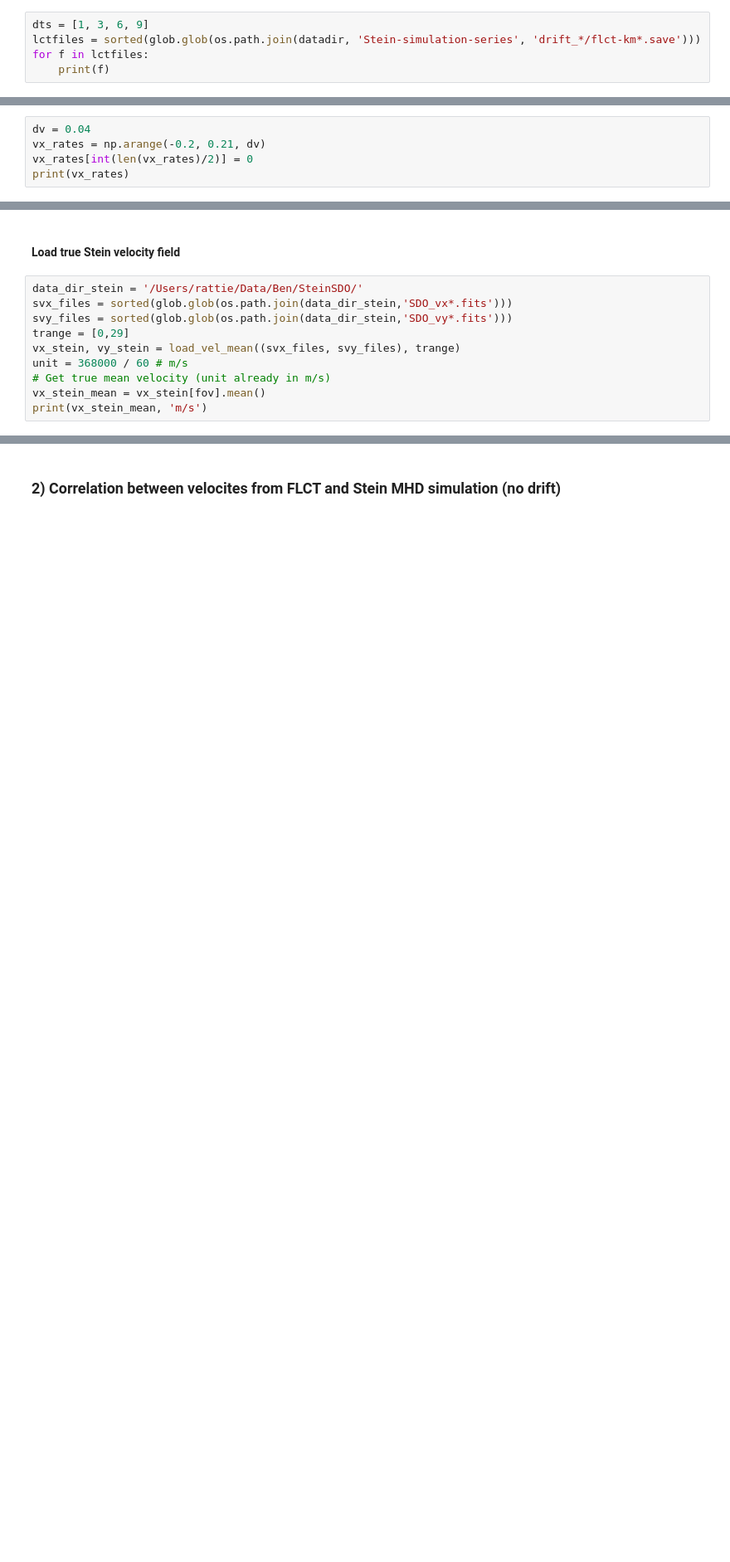
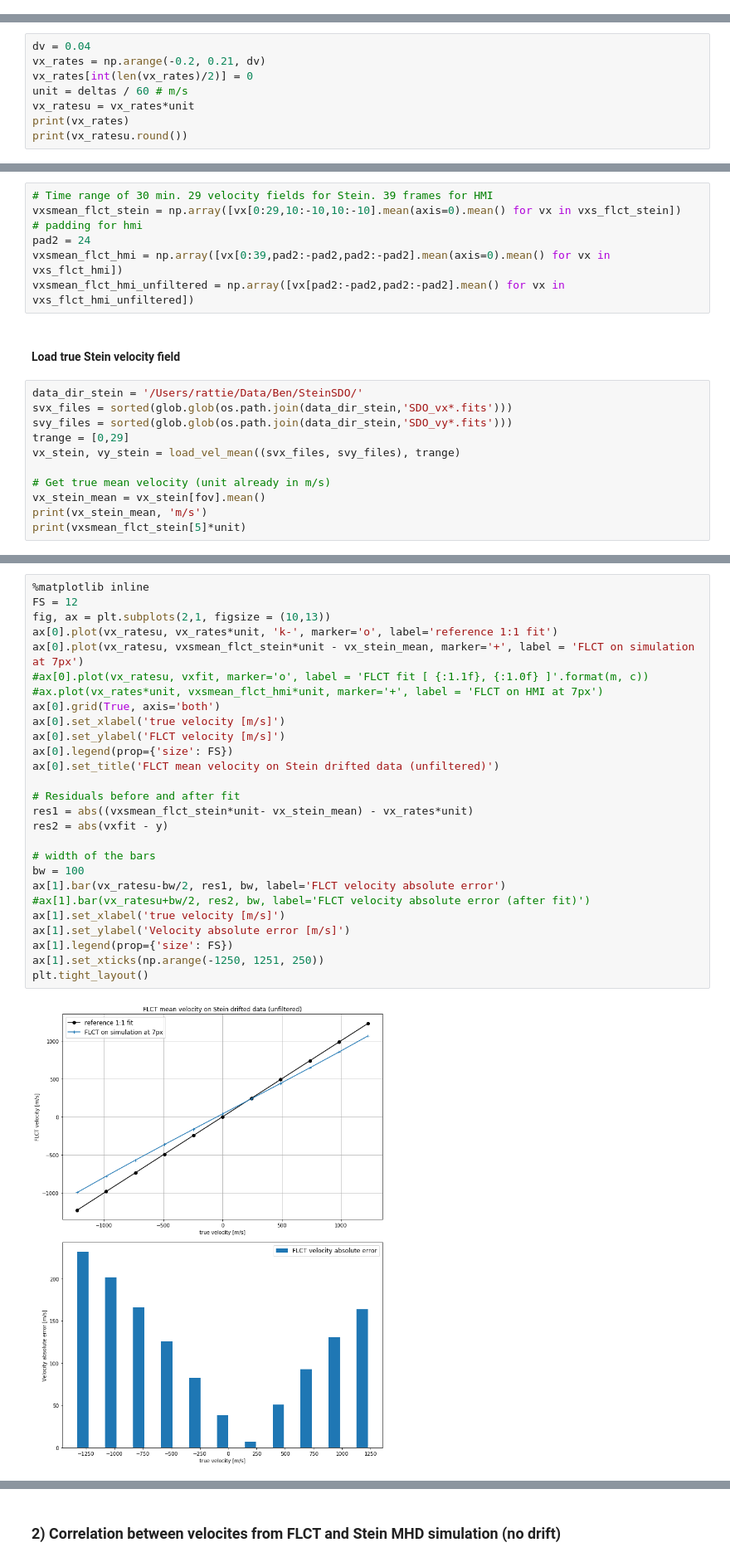
Before and after one commit to raphael-attie/sunflower, a Jupyter notebook: Comparisons/FLCT_Karin_sanity_check_Stein_simulation.ipynb, the cells around one changed output, grey strips where cells are left out. Shown at 83% size. Drawn from its saved outputs; the diff is of its cells as text; blank space fills up the shorter version.

Commit message:
updated notebook with hmi-stein comparisons

```diff
--- a/Comparisons/FLCT_Karin_sanity_check_Stein_simulation.ipynb
+++ b/Comparisons/FLCT_Karin_sanity_check_Stein_simulation.ipynb
@@ -19,7 +56,2 @@ datadir = '/Users/rattie/Data/Karin/sanity_check/'
 # %% [markdown]
 ### 1) Load FLCT results (Karin) on drifted series
-# %%
-dts = [1, 3, 6, 9]
-lctfiles = sorted(glob.glob(os.path.join(datadir, 'Stein-simulation-series', 'drift_*/flct-km*.save')))
-for f in lctfiles:
-    print(f)
@@ -44,6 +98,9 @@ print(vxs[0].shape)
 dv = 0.04
 vx_rates = np.arange(-0.2, 0.21, dv)
 vx_rates[int(len(vx_rates)/2)] = 0
+unit = deltas / 60 # m/s
+vx_ratesu = vx_rates*unit
 print(vx_rates)
+print(vx_ratesu.round())
 # %% [output]
 [-0.2  -0.16 -0.12 -0.08 -0.04  0.    0.04  0.08  0.12  0.16  0.2 ]
@@ -52,3 +109,10 @@ vxsmean = np.array([vx[:,10:-10,10:-10].mean(axis=0).mean() for vx in vxs])
+# %%
+# Time range of 30 min. 29 velocity fields for Stein. 39 frames for HMI
+vxsmean_flct_stein = np.array([vx[0:29,10:-10,10:-10].mean(axis=0).mean() for vx in vxs_flct_stein])
+# padding for hmi
+pad2 = 24
+vxsmean_flct_hmi = np.array([vx[0:39,pad2:-pad2,pad2:-pad2].mean(axis=0).mean() for vx in vxs_flct_hmi])
+vxsmean_flct_hmi_unfiltered = np.array([vx[pad2:-pad2,pad2:-pad2].mean() for vx in vxs_flct_hmi_unfiltered])
 # %% [markdown]
 #### Load true Stein velocity field
 # %%
@@ -57,9 +121,10 @@ svx_files = sorted(glob.glob(os.path.join(data_dir_stein,'SDO_vx*.fits')))
 svy_files = sorted(glob.glob(os.path.join(data_dir_stein,'SDO_vy*.fits')))
 trange = [0,29]
 vx_stein, vy_stein = load_vel_mean((svx_files, svy_files), trange)
-unit = 368000 / 60 # m/s
+
 # Get true mean velocity (unit already in m/s)
 vx_stein_mean = vx_stein[fov].mean()
 print(vx_stein_mean, 'm/s')
+print(vxsmean_flct_stein[5]*unit)
 # %% [output]
 -90.40378 m/s
@@ -78,0 +145,29 @@ plt.tight_layout()
+# %%
+%matplotlib inline
+FS = 12
+fig, ax = plt.subplots(2,1, figsize = (10,13))
+ax[0].plot(vx_ratesu, vx_rates*unit, 'k-', marker='o', label='reference 1:1 fit')
+ax[0].plot(vx_ratesu, vxsmean_flct_stein*unit - vx_stein_mean, marker='+', label = 'FLCT on simulation at 7px')
+#ax[0].plot(vx_ratesu, vxfit, marker='o', label = 'FLCT fit [ {:1.1f}, {:1.0f} ]'.format(m, c))
+#ax.plot(vx_rates*unit, vxsmean_flct_hmi*unit, marker='+', label = 'FLCT on HMI at 7px')
+ax[0].grid(True, axis='both')
+ax[0].set_xlabel('true velocity [m/s]')
+ax[0].set_ylabel('FLCT velocity [m/s]')
+ax[0].legend(prop={'size': FS})
+ax[0].set_title('FLCT mean velocity on Stein drifted data (unfiltered)')
+
+# Residuals before and after fit
+res1 = abs((vxsmean_flct_stein*unit- vx_stein_mean) - vx_rates*unit)
+res2 = abs(vxfit - y)
+
+# width of the bars
+bw = 100
+ax[1].bar(vx_ratesu-bw/2, res1, bw, label='FLCT velocity absolute error')
+#ax[1].bar(vx_ratesu+bw/2, res2, bw, label='FLCT velocity absolute error (after fit)')
+ax[1].set_xlabel('true velocity [m/s]')
+ax[1].set_ylabel('Velocity absolute error [m/s]')
+ax[1].legend(prop={'size': FS})
+ax[1].set_xticks(np.arange(-1250, 1251, 250))
+plt.tight_layout()
+# %% [output]
+[figure, added]
```
Also changed, not shown: parts of 19 cells of this notebook.
